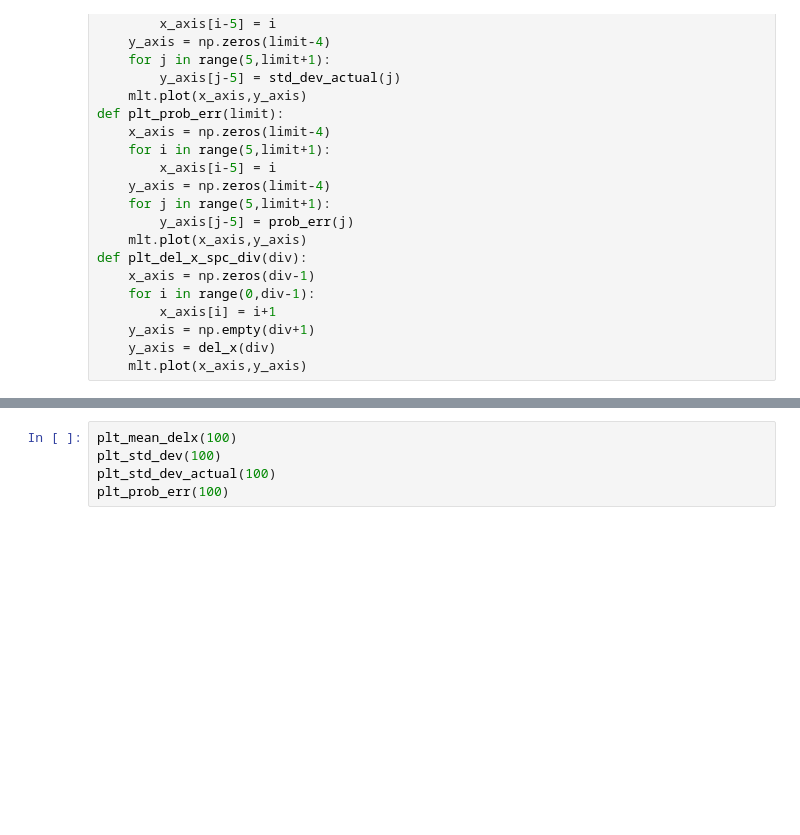
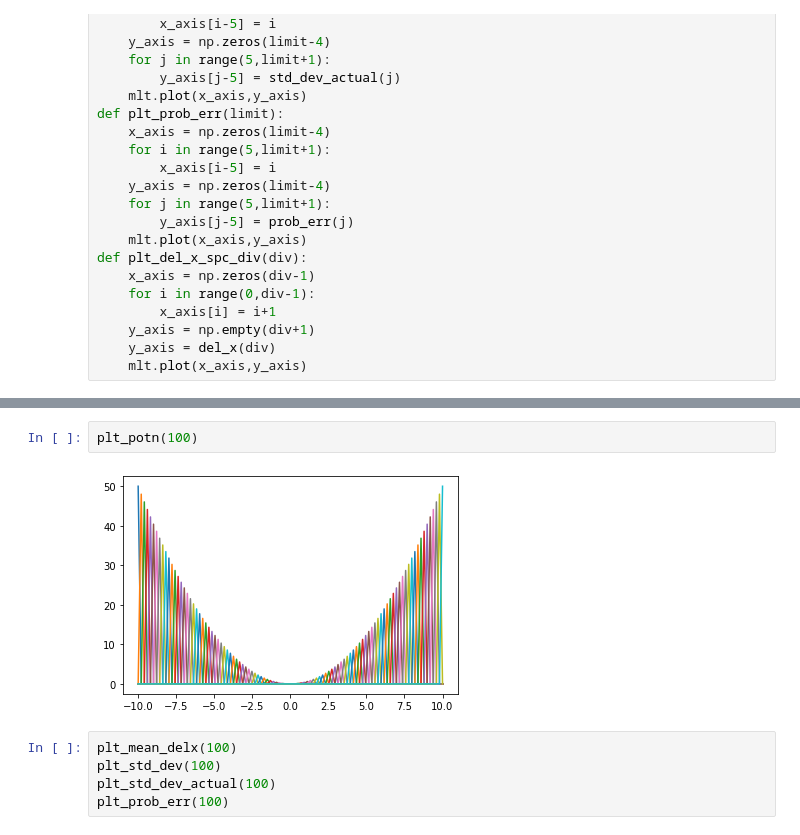
Before and after one commit to Rittik03/Quantum-Mechanics-With-Python, a Jupyter notebook: jupyter.ipynb, the cells around one changed output, grey strips where cells are left out. Saved outputs shown, nothing was run; the diff lists cells and outputs as text; blank space fills up the shorter version.

```diff
--- a/jupyter.ipynb
+++ b/jupyter.ipynb
@@ -146,3 +174,7 @@ def plt_del_x_spc_div(div):
+# %%
+plt_potn(100)
+# %% [output]
+[figure, added]
 # %%
 plt_mean_delx(100)
 plt_std_dev(100)
```
Also changed, not shown: parts of 7 cells of this notebook.
